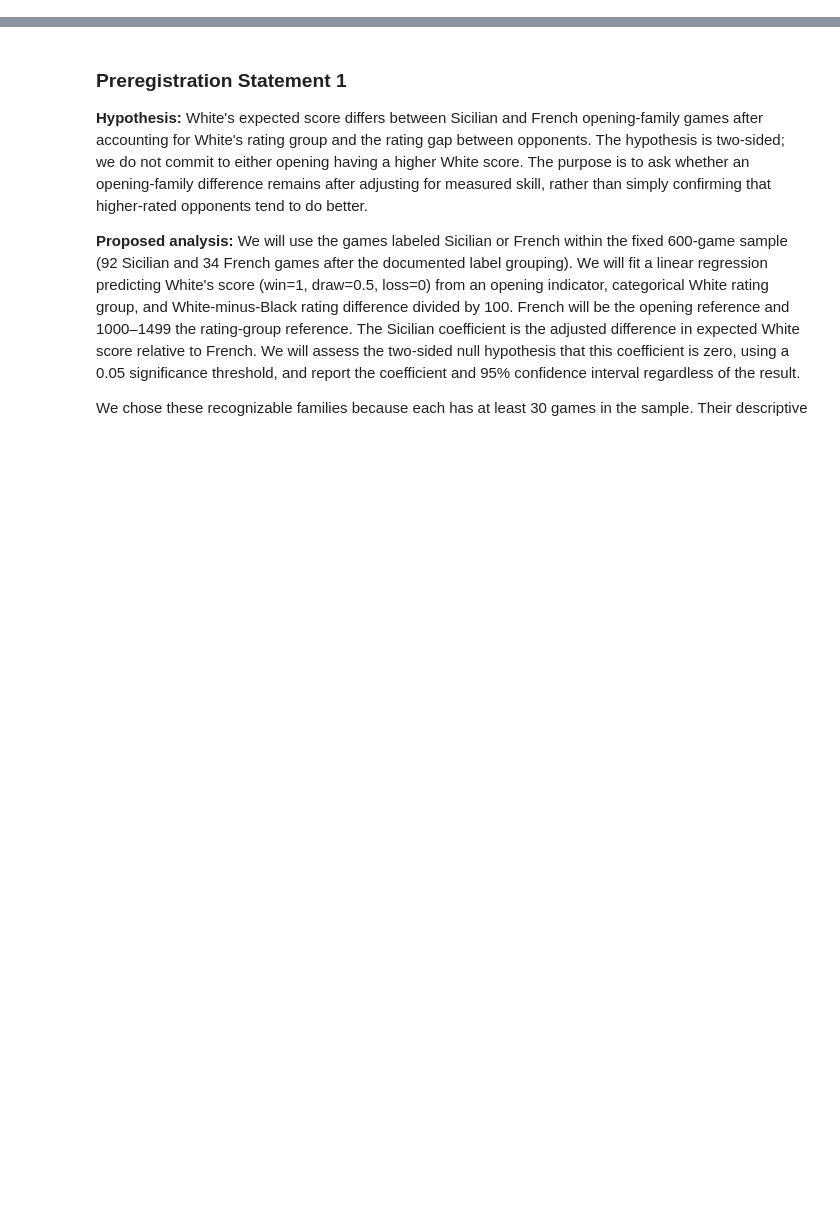
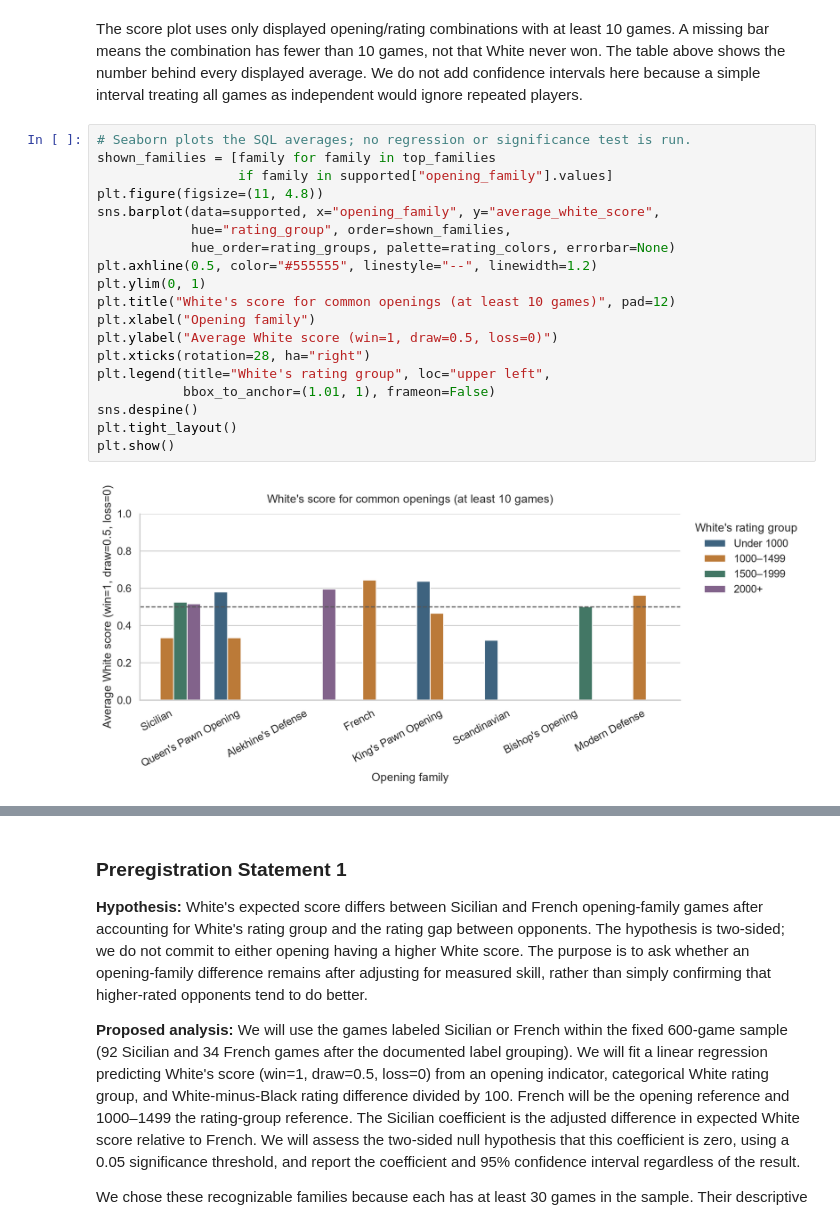
Before and after one commit to Toyman123/info2950-project, a Jupyter notebook: phase2/Phase2_Chess.ipynb, the cells around one changed output, grey strips where cells are left out. Drawn from its saved outputs; the diff is of its cells as text; blank space fills up the shorter version.

```diff
--- a/phase2/Phase2_Chess.ipynb
+++ b/phase2/Phase2_Chess.ipynb
@@ -457,0 +468,23 @@ We commit to reporting both analyses below regardless of whether they support ou
+# %% [markdown]
+The score plot uses only displayed opening/rating combinations with at least 10 games. A missing bar means the combination has fewer than 10 games, not that White never won. The table above shows the number behind every displayed average. We do not add confidence intervals here because a simple interval treating all games as independent would ignore repeated players.
+# %%
+# Seaborn plots the SQL averages; no regression or significance test is run.
+shown_families = [family for family in top_families
+                  if family in supported["opening_family"].values]
+plt.figure(figsize=(11, 4.8))
+sns.barplot(data=supported, x="opening_family", y="average_white_score",
+            hue="rating_group", order=shown_families,
+            hue_order=rating_groups, palette=rating_colors, errorbar=None)
+plt.axhline(0.5, color="#555555", linestyle="--", linewidth=1.2)
+plt.ylim(0, 1)
+plt.title("White's score for common openings (at least 10 games)", pad=12)
+plt.xlabel("Opening family")
+plt.ylabel("Average White score (win=1, draw=0.5, loss=0)")
+plt.xticks(rotation=28, ha="right")
+plt.legend(title="White's rating group", loc="upper left",
+           bbox_to_anchor=(1.01, 1), frameon=False)
+sns.despine()
+plt.tight_layout()
+plt.show()
+# %% [output]
+[figure, added]
```
Also changed, not shown: parts of 47 cells of this notebook, 6 other files.
